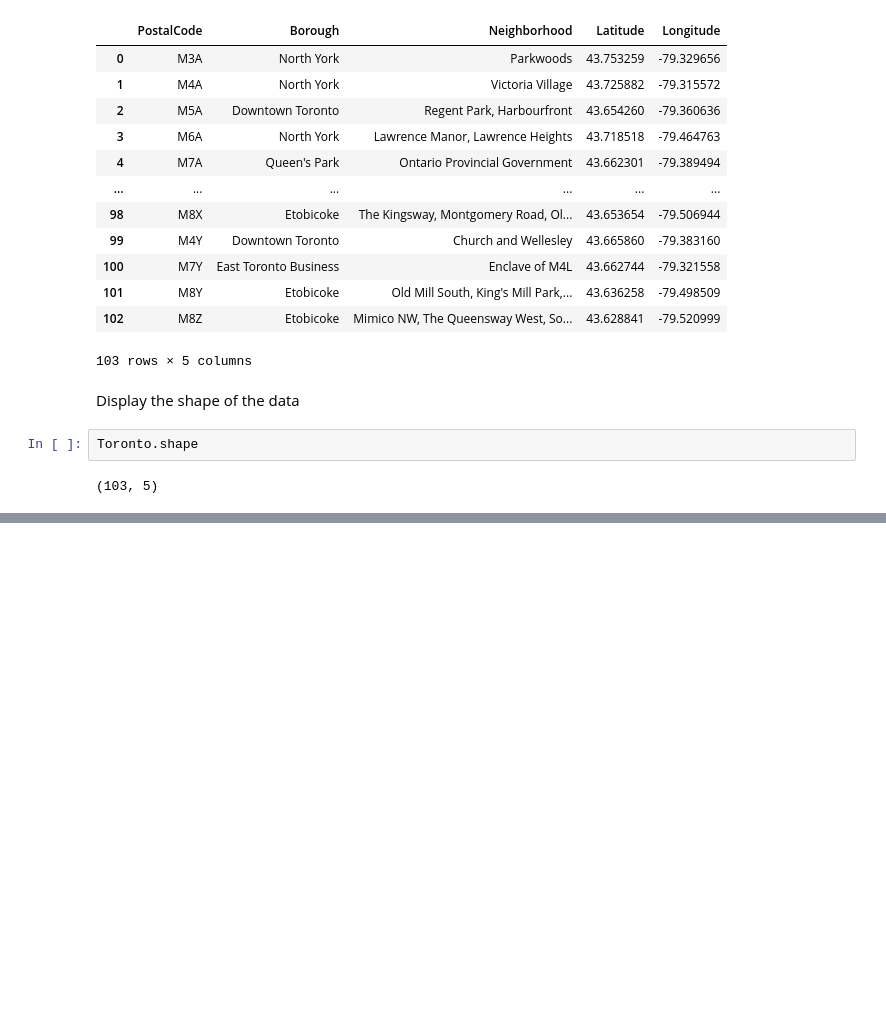
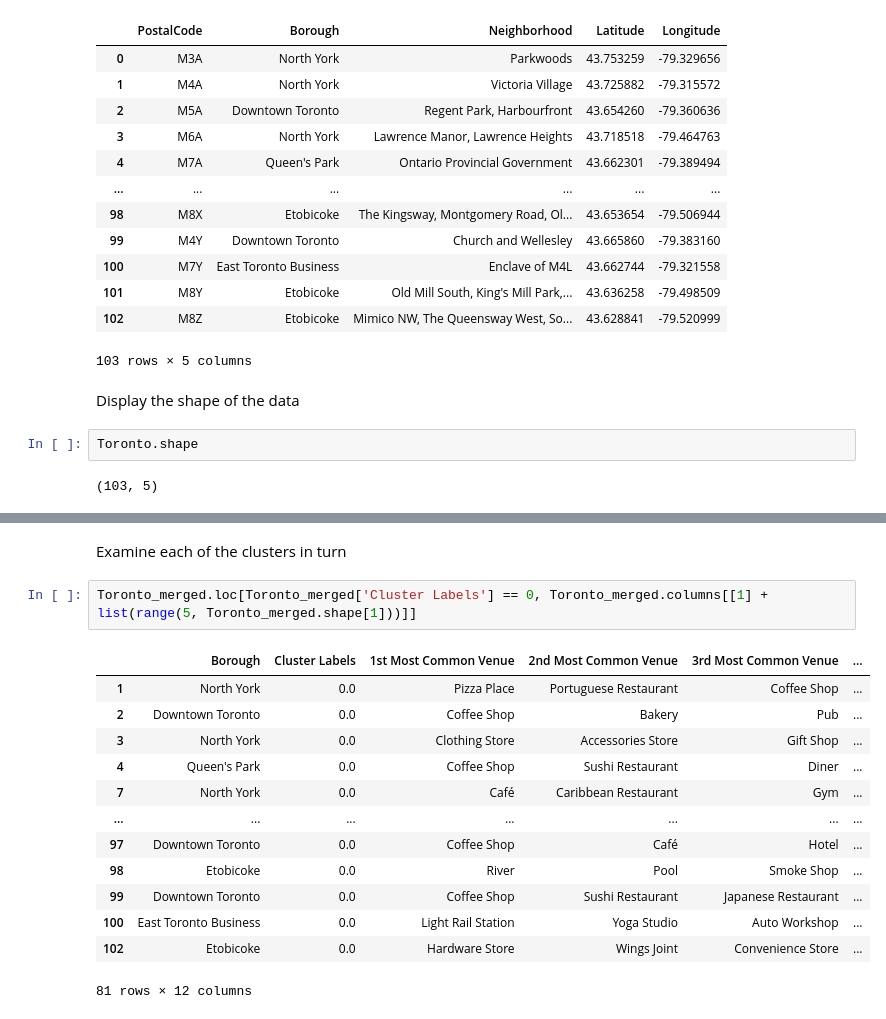
Before and after one commit to paraicogorman/Python_Capstone_Project_v1, a Jupyter notebook: Segmenting and Clustering Neighborhoods in Toronto.ipynb, the cells around one changed output, grey strips where cells are left out. Cells and saved outputs as stored; diff of their text form; blank space fills up the shorter version.

```diff
--- a/Segmenting and Clustering Neighborhoods in Toronto.ipynb
+++ b/Segmenting and Clustering Neighborhoods in Toronto.ipynb
@@ -88,0 +352,18 @@ Toronto.shape
+# %% [markdown]
+Examine each of the clusters in turn
+# %%
+Toronto_merged.loc[Toronto_merged['Cluster Labels'] == 0, Toronto_merged.columns[[1] + list(range(5, Toronto_merged.shape[1]))]]
+# %% [output]
+|  | Borough | Cluster Labels | 1st Most Common Venue | 2nd Most Common Venue | 3rd Most Common Venue | ... |
+| 1 | North York | 0.0 | Pizza Place | Portuguese Restaurant | Coffee Shop | ... |
+| 2 | Downtown Toronto | 0.0 | Coffee Shop | Bakery | Pub | ... |
+| 3 | North York | 0.0 | Clothing Store | Accessories Store | Gift Shop | ... |
+| 4 | Queen's Park | 0.0 | Coffee Shop | Sushi Restaurant | Diner | ... |
+| 7 | North York | 0.0 | Café | Caribbean Restaurant | Gym | ... |
+| ... | ... | ... | ... | ... | ... | ... |
+| 97 | Downtown Toronto | 0.0 | Coffee Shop | Café | Hotel | ... |
+| 98 | Etobicoke | 0.0 | River | Pool | Smoke Shop | ... |
+| 99 | Downtown Toronto | 0.0 | Coffee Shop | Sushi Restaurant | Japanese Restaurant | ... |
+| 100 | East Toronto Business | 0.0 | Light Rail Station | Yoga Studio | Auto Workshop | ... |
+| 102 | Etobicoke | 0.0 | Hardware Store | Wings Joint | Convenience Store | ... |
+81 rows × 12 columns
```
Also changed, not shown: parts of 32 cells of this notebook.
